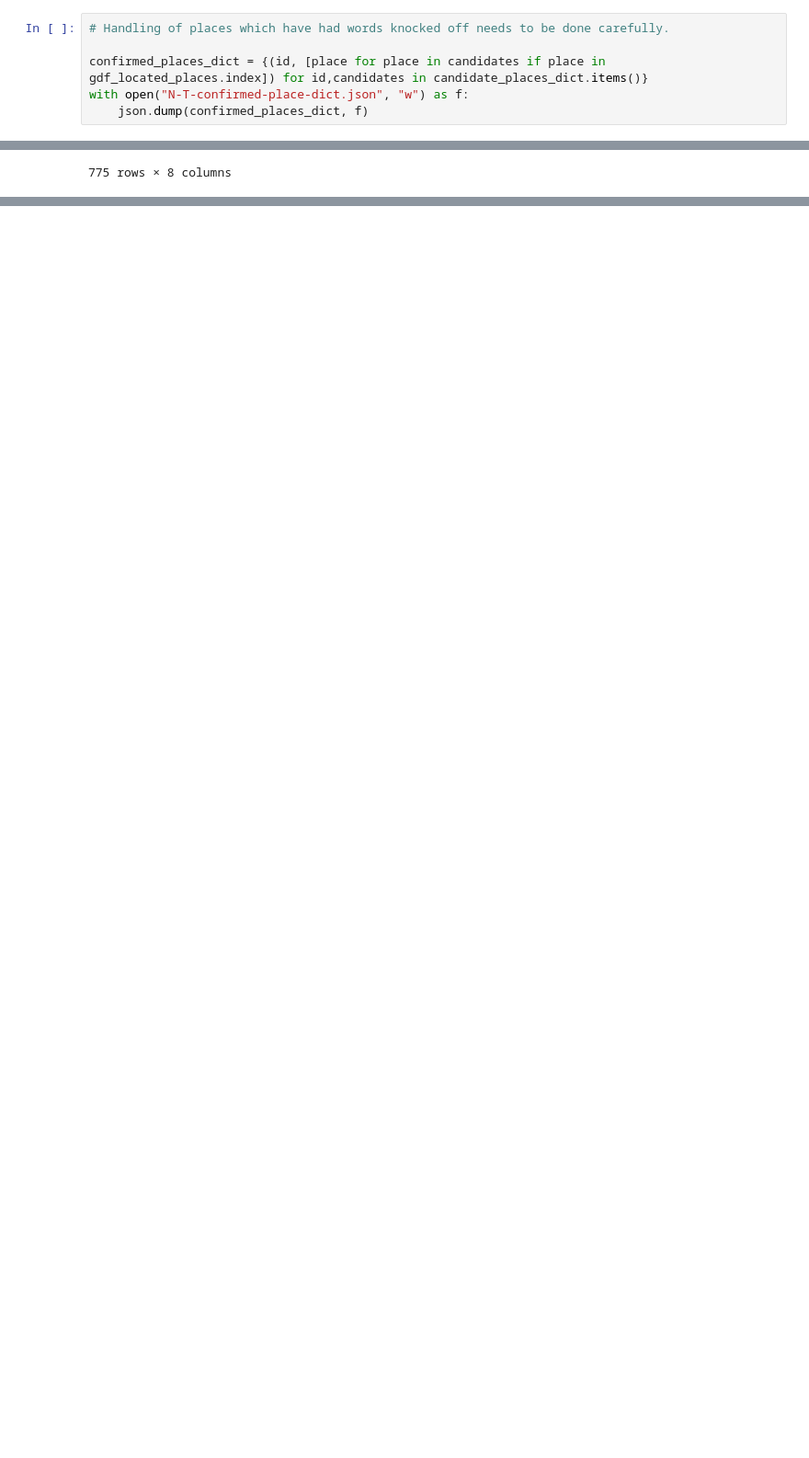
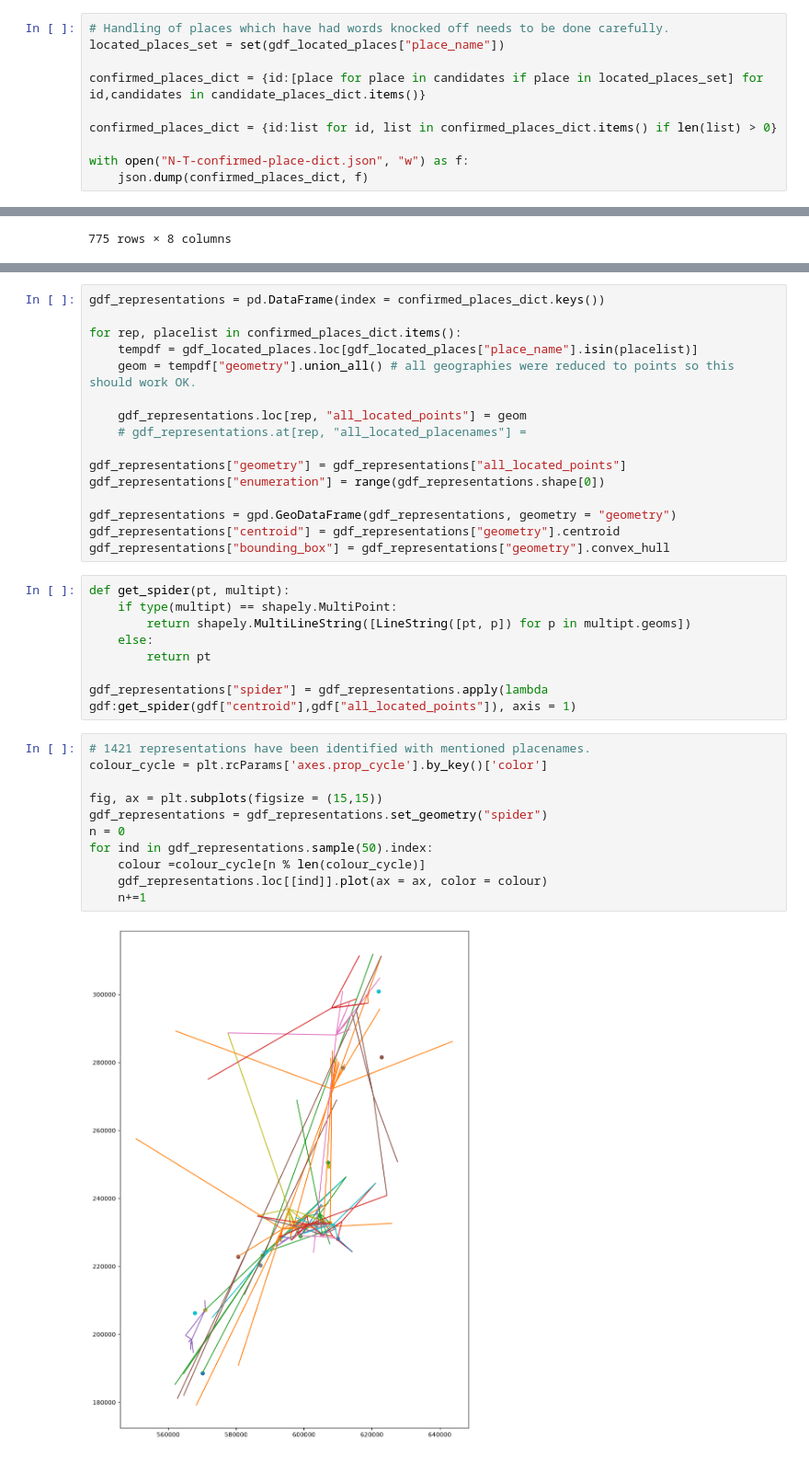
Before and after one commit to plenilune4/tdh-community-response, a Jupyter notebook: Norwich-Tilbury representations/confirm_placenames.ipynb, the cells around one changed output, grey strips where cells are left out. Shown at 92% size. Cells and saved outputs as stored; diff of their text form; blank space fills up the shorter version.

```diff
--- a/Norwich-Tilbury representations/confirm_placenames.ipynb
+++ b/Norwich-Tilbury representations/confirm_placenames.ipynb
@@ -307,6 +459,10 @@ gdf_located_places.to_file("N-T-located-places.geojson", driver = "GeoJSON")
 # %%
 # Handling of places which have had words knocked off needs to be done carefully.
+located_places_set = set(gdf_located_places["place_name"])
 
-confirmed_places_dict = {(id, [place for place in candidates if place in gdf_located_places.index]) for id,candidates in candidate_places_dict.items()}
+confirmed_places_dict = {id:[place for place in candidates if place in located_places_set] for id,candidates in candidate_places_dict.items()}
+
+confirmed_places_dict = {id:list for id, list in confirmed_places_dict.items() if len(list) > 0}
+
 with open("N-T-confirmed-place-dict.json", "w") as f:
     json.dump(confirmed_places_dict, f)
@@ -448,0 +606,37 @@ gdf_located_places.plot(ax = ax, alpha = 0.25)
+# %%
+gdf_representations = pd.DataFrame(index = confirmed_places_dict.keys())
+
+for rep, placelist in confirmed_places_dict.items():
+    tempdf = gdf_located_places.loc[gdf_located_places["place_name"].isin(placelist)]
+    geom = tempdf["geometry"].union_all() # all geographies were reduced to points so this should work OK.
+
+    gdf_representations.loc[rep, "all_located_points"] = geom
+    # gdf_representations.at[rep, "all_located_placenames"] =
+
+gdf_representations["geometry"] = gdf_representations["all_located_points"]
+gdf_representations["enumeration"] = range(gdf_representations.shape[0])
+
+gdf_representations = gpd.GeoDataFrame(gdf_representations, geometry = "geometry")
+gdf_representations["centroid"] = gdf_representations["geometry"].centroid
+gdf_representations["bounding_box"] = gdf_representations["geometry"].convex_hull
+# %%
+def get_spider(pt, multipt):
+    if type(multipt) == shapely.MultiPoint:
+        return shapely.MultiLineString([LineString([pt, p]) for p in multipt.geoms])
+    else:
+        return pt
+
+gdf_representations["spider"] = gdf_representations.apply(lambda gdf:get_spider(gdf["centroid"],gdf["all_located_points"]), axis = 1)
+# %%
+# 1421 representations have been identified with mentioned placenames.
+colour_cycle = plt.rcParams['axes.prop_cycle'].by_key()['color']
+
+fig, ax = plt.subplots(figsize = (15,15))
+gdf_representations = gdf_representations.set_geometry("spider")
+n = 0
+for ind in gdf_representations.sample(50).index:
+    colour =colour_cycle[n % len(colour_cycle)]
+    gdf_representations.loc[[ind]].plot(ax = ax, color = colour)
+    n+=1
+# %% [output]
+[figure, added]
```
Also changed, not shown: parts of 30 cells of this notebook.
